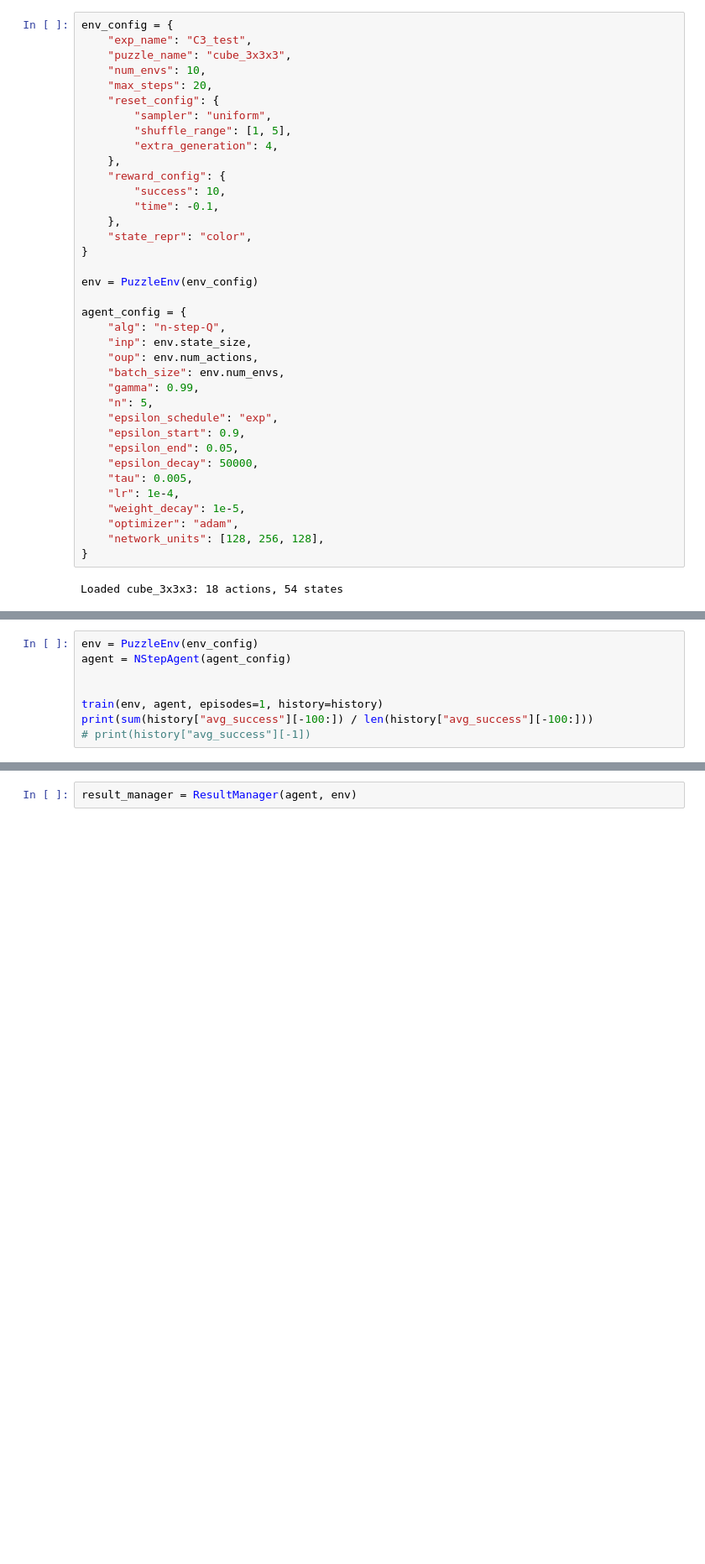
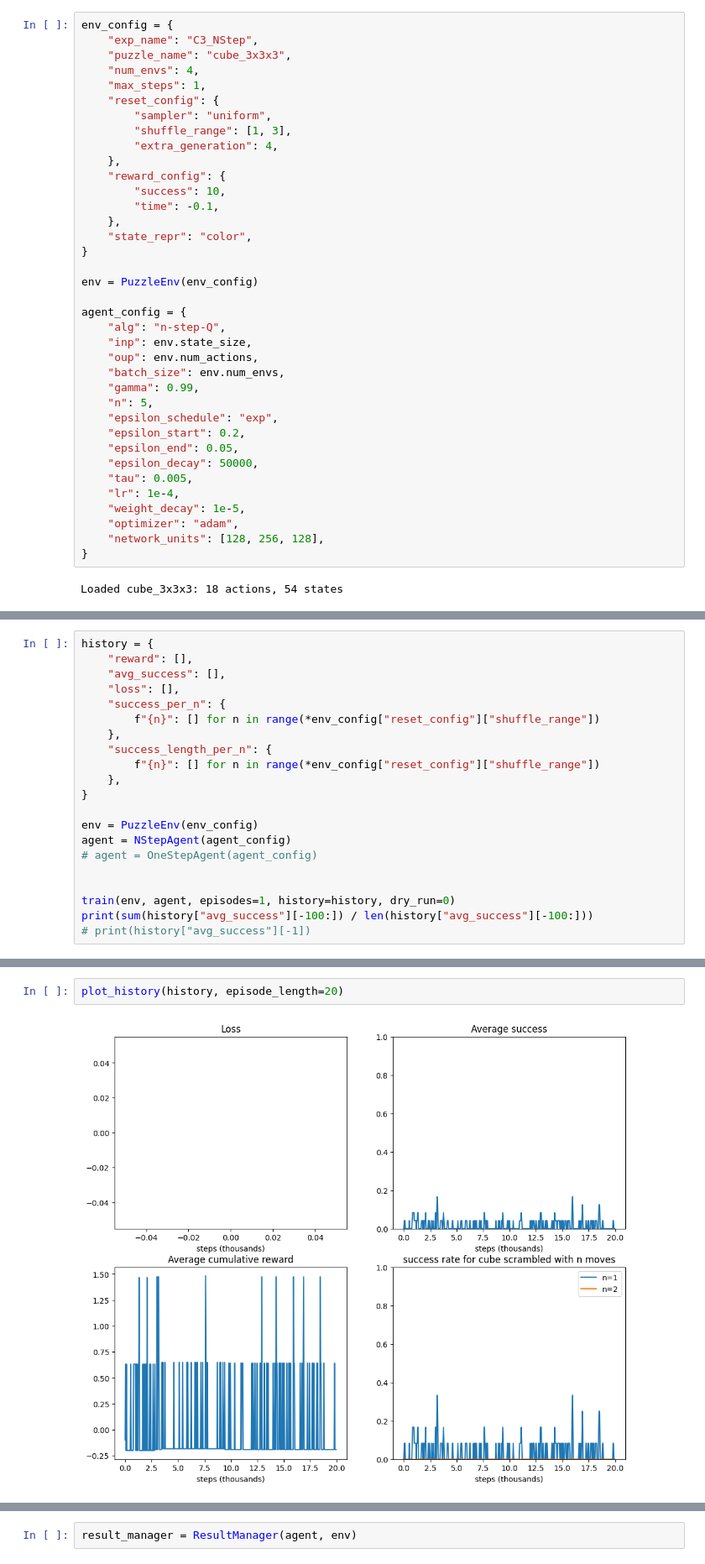
Before and after one commit to LeonY117/polytope-permutation, a Jupyter notebook: agent.ipynb, the cells around one changed output, grey strips where cells are left out. Shown: that part at 84% size. Drawn from its saved outputs; the diff is of its cells as text; blank space fills up the shorter version.

Commit message:
draft new multistep agent

```diff
--- a/agent.ipynb
+++ b/agent.ipynb
@@ -28,13 +28,13 @@ device = "cpu"
 For DQN we'll use a simple FFN similar to dist_predictor
 # %%
 env_config = {
-    "exp_name": "C3_test",
+    "exp_name": "C3_NStep",
     "puzzle_name": "cube_3x3x3",
-    "num_envs": 10,
-    "max_steps": 20,
+    "num_envs": 4,
+    "max_steps": 1,
     "reset_config": {
         "sampler": "uniform",
-        "shuffle_range": [1, 5],
+        "shuffle_range": [1, 3],
         "extra_generation": 4,
     },
     "reward_config": {
@@ -54,7 +54,7 @@ agent_config = {
     "gamma": 0.99,
     "n": 5,
     "epsilon_schedule": "exp",
-    "epsilon_start": 0.9,
+    "epsilon_start": 0.2,
     "epsilon_end": 0.05,
     "epsilon_decay": 50000,
     "tau": 0.005,
@@ -161,9 +225,22 @@ class NStepAgent(Agent):
 # %%
+history = {
+    "reward": [],
+    "avg_success": [],
+    "loss": [],
+    "success_per_n": {
+        f"{n}": [] for n in range(*env_config["reset_config"]["shuffle_range"])
+    },
+    "success_length_per_n": {
+        f"{n}": [] for n in range(*env_config["reset_config"]["shuffle_range"])
+    },
+}
+
 env = PuzzleEnv(env_config)
 agent = NStepAgent(agent_config)
+# agent = OneStepAgent(agent_config)
 
 
-train(env, agent, episodes=1, history=history)
+train(env, agent, episodes=1, history=history, dry_run=0)
 print(sum(history["avg_success"][-100:]) / len(history["avg_success"][-100:]))
 # print(history["avg_success"][-1])
 # %% [output]
@@ -173,3 +254,7 @@ RuntimeError: vmap: It looks like you're either (1) calling .item() on a Tensor
+# %%
+plot_history(history, episode_length=20)
+# %% [output]
+[figure, added]
 # %%
 def load_experiment(exp_folder):
     for f in [
```
Also changed, not shown: parts of 11 cells of this notebook.
